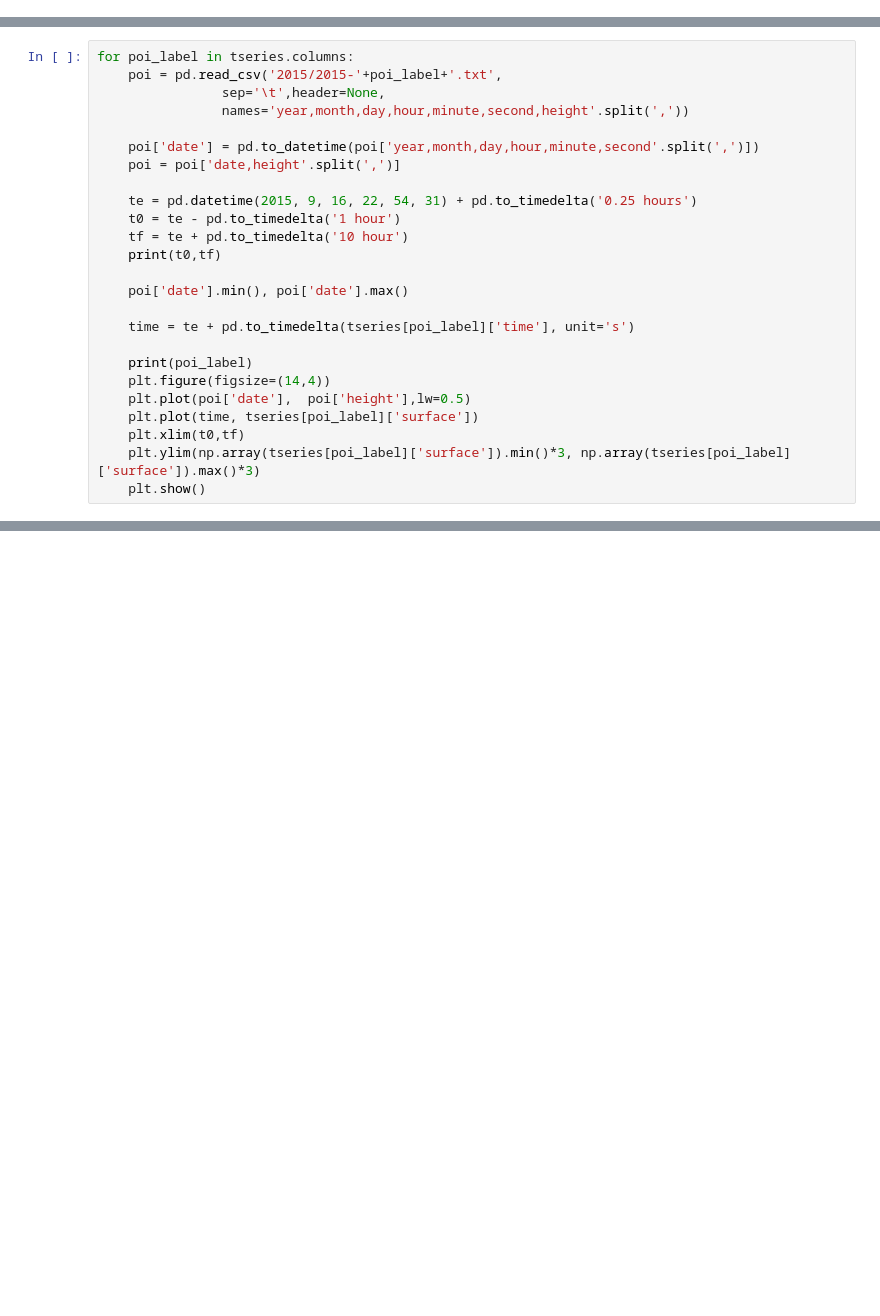
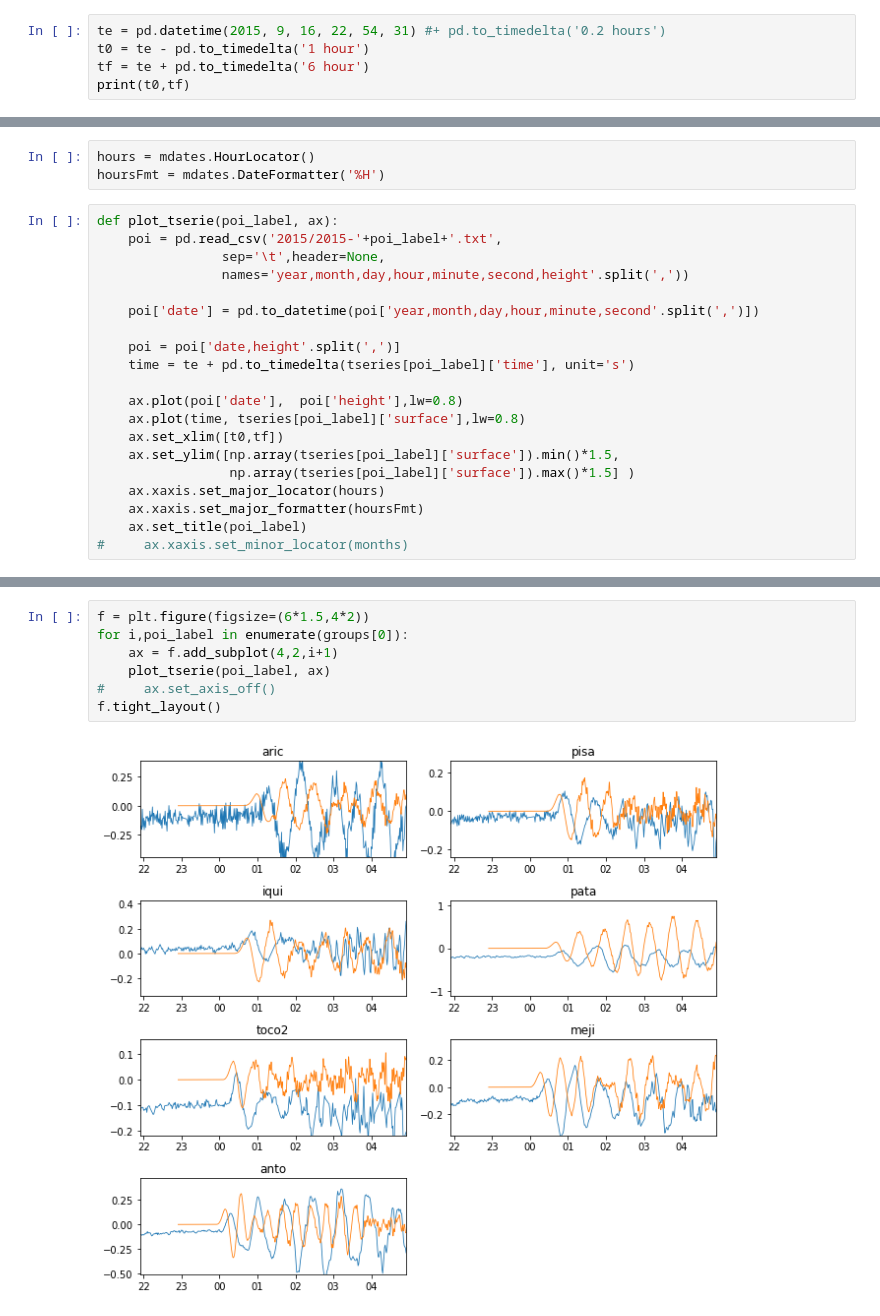
Before and after one commit to jgalazm/Nami, a Jupyter notebook: validation/06_illapel2015/comparison/pois.ipynb, the cells around one changed output, grey strips where cells are left out. Saved outputs shown, nothing was run; the diff lists cells and outputs as text; blank space fills up the shorter version.

```diff
--- a/validation/06_illapel2015/comparison/pois.ipynb
+++ b/validation/06_illapel2015/comparison/pois.ipynb
@@ -20,0 +57,5 @@ tseries
+# %%
+te = pd.datetime(2015, 9, 16, 22, 54, 31) #+ pd.to_timedelta('0.2 hours')
+t0 = te - pd.to_timedelta('1 hour')
+tf = te + pd.to_timedelta('6 hour')
+print(t0,tf)
@@ -21,25 +66,23 @@ tseries
+# %%
+hours = mdates.HourLocator()
+hoursFmt = mdates.DateFormatter('%H')
 # %%
-for poi_label in tseries.columns:
+def plot_tserie(poi_label, ax):
     poi = pd.read_csv('2015/2015-'+poi_label+'.txt',
                 sep='\t',header=None,
                 names='year,month,day,hour,minute,second,height'.split(','))
 
     poi['date'] = pd.to_datetime(poi['year,month,day,hour,minute,second'.split(',')])
+
     poi = poi['date,height'.split(',')]
-
-    te = pd.datetime(2015, 9, 16, 22, 54, 31) + pd.to_timedelta('0.25 hours')
-    t0 = te - pd.to_timedelta('1 hour')
-    tf = te + pd.to_timedelta('10 hour')
-    print(t0,tf)
-
-    poi['date'].min(), poi['date'].max()
-
     time = te + pd.to_timedelta(tseries[poi_label]['time'], unit='s')
 
-    print(poi_label)
-    plt.figure(figsize=(14,4))
-    plt.plot(poi['date'],  poi['height'],lw=0.5)
-    plt.plot(time, tseries[poi_label]['surface'])
-    plt.xlim(t0,tf)
-    plt.ylim(np.array(tseries[poi_label]['surface']).min()*3, np.array(tseries[poi_label]['surface']).max()*3)
-    plt.show()
+    ax.plot(poi['date'],  poi['height'],lw=0.8)
+    ax.plot(time, tseries[poi_label]['surface'],lw=0.8)
+    ax.set_xlim([t0,tf])
+    ax.set_ylim([np.array(tseries[poi_label]['surface']).min()*1.5,
+                 np.array(tseries[poi_label]['surface']).max()*1.5] )
+    ax.xaxis.set_major_locator(hours)
+    ax.xaxis.set_major_formatter(hoursFmt)
+    ax.set_title(poi_label)
+#     ax.xaxis.set_minor_locator(months)
@@ -65,0 +89,9 @@ const
+# %%
+f = plt.figure(figsize=(6*1.5,4*2))
+for i,poi_label in enumerate(groups[0]):
+    ax = f.add_subplot(4,2,i+1)
+    plot_tserie(poi_label, ax)
+#     ax.set_axis_off()
+f.tight_layout()
+# %% [output]
+[figure, added]
```
Also changed, not shown: parts of 13 cells of this notebook.
